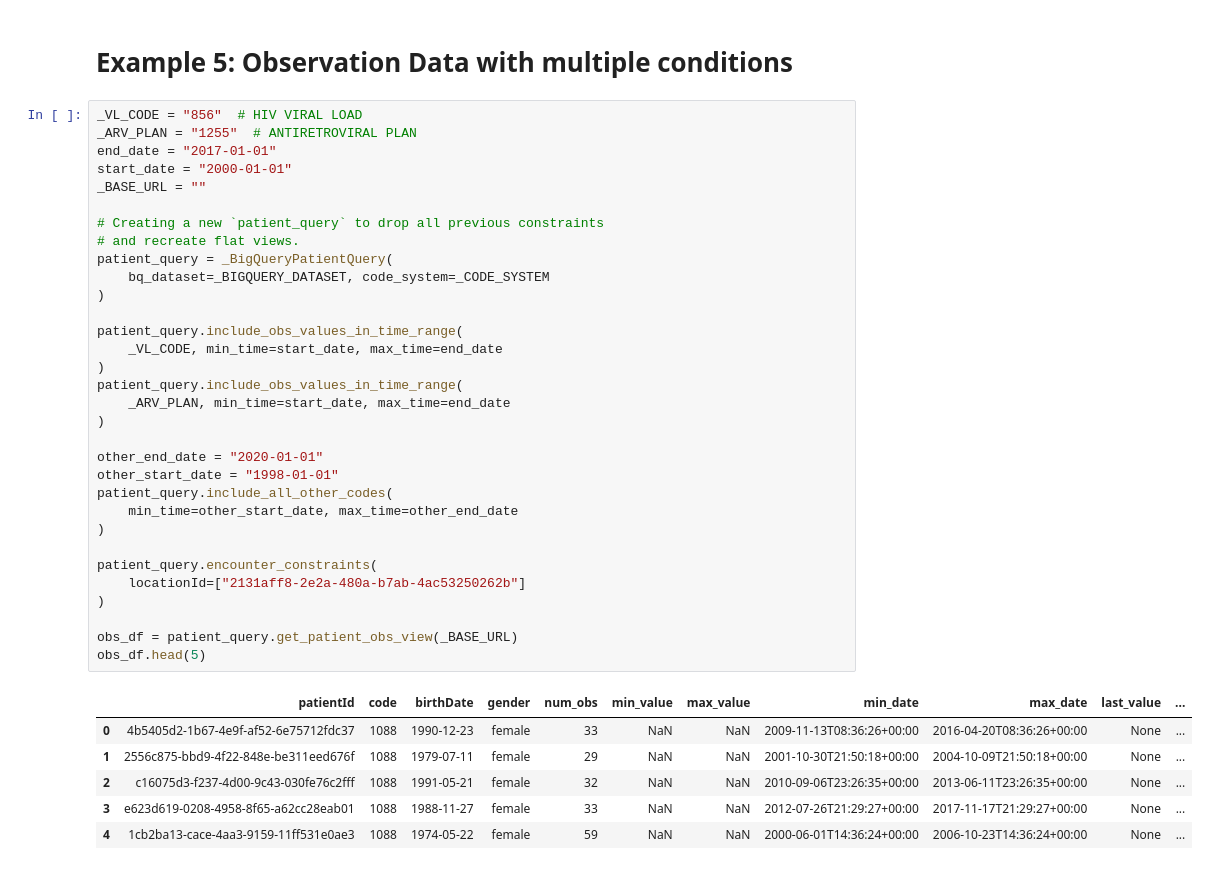
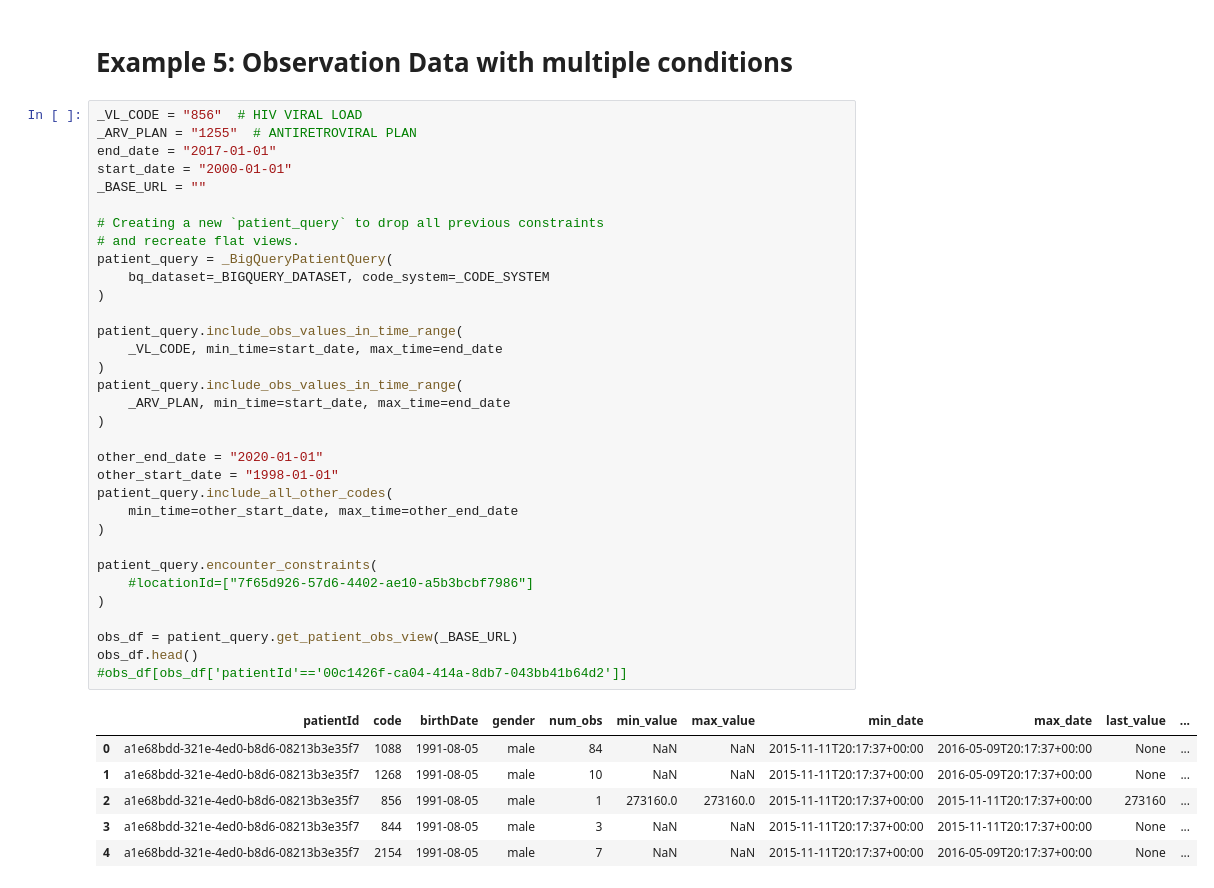
Before and after one commit to google/fhir-data-pipes, a Jupyter notebook: dwh/query_lib_biq_query_examples.ipynb, the cells around one changed output. Cells and saved outputs as stored; diff of their text form.

```diff
--- a/dwh/query_lib_biq_query_examples.ipynb
+++ b/dwh/query_lib_biq_query_examples.ipynb
@@ -114,37 +114,38 @@ _VL_CODE = "856"  # HIV VIRAL LOAD
 _ARV_PLAN = "1255"  # ANTIRETROVIRAL PLAN
 end_date = "2017-01-01"
 start_date = "2000-01-01"
 _BASE_URL = ""
 
 # Creating a new `patient_query` to drop all previous constraints
 # and recreate flat views.
 patient_query = _BigQueryPatientQuery(
     bq_dataset=_BIGQUERY_DATASET, code_system=_CODE_SYSTEM
 )
 
 patient_query.include_obs_values_in_time_range(
     _VL_CODE, min_time=start_date, max_time=end_date
 )
 patient_query.include_obs_values_in_time_range(
     _ARV_PLAN, min_time=start_date, max_time=end_date
 )
 
 other_end_date = "2020-01-01"
 other_start_date = "1998-01-01"
 patient_query.include_all_other_codes(
     min_time=other_start_date, max_time=other_end_date
 )
 
 patient_query.encounter_constraints(
-    locationId=["2131aff8-2e2a-480a-b7ab-4ac53250262b"]
+    #locationId=["7f65d926-57d6-4402-ae10-a5b3bcbf7986"]
 )
 
 obs_df = patient_query.get_patient_obs_view(_BASE_URL)
-obs_df.head(5)
+obs_df.head()
+#obs_df[obs_df['patientId'=='00c1426f-ca04-414a-8db7-043bb41b64d2']]
 # %% [output]
 |  | patientId | code | birthDate | gender | num_obs | min_value | max_value | min_date | max_date | last_value | ... |
-| 0 | 4b5405d2-1b67-4e9f-af52-6e75712fdc37 | 1088 | 1990-12-23 | female | 33 | NaN | NaN | 2009-11-13T08:36:26+00:00 | 2016-04-20T08:36:26+00:00 | None | ... |
-| 1 | 2556c875-bbd9-4f22-848e-be311eed676f | 1088 | 1979-07-11 | female | 29 | NaN | NaN | 2001-10-30T21:50:18+00:00 | 2004-10-09T21:50:18+00:00 | None | ... |
-| 2 | c16075d3-f237-4d00-9c43-030fe76c2fff | 1088 | 1991-05-21 | female | 32 | NaN | NaN | 2010-09-06T23:26:35+00:00 | 2013-06-11T23:26:35+00:00 | None | ... |
-| 3 | e623d619-0208-4958-8f65-a62cc28eab01 | 1088 | 1988-11-27 | female | 33 | NaN | NaN | 2012-07-26T21:29:27+00:00 | 2017-11-17T21:29:27+00:00 | None | ... |
-| 4 | 1cb2ba13-cace-4aa3-9159-11ff531e0ae3 | 1088 | 1974-05-22 | female | 59 | NaN | NaN | 2000-06-01T14:36:24+00:00 | 2006-10-23T14:36:24+00:00 | None | ... |
+| 0 | a1e68bdd-321e-4ed0-b8d6-08213b3e35f7 | 1088 | 1991-08-05 | male | 84 | NaN | NaN | 2015-11-11T20:17:37+00:00 | 2016-05-09T20:17:37+00:00 | None | ... |
+| 1 | a1e68bdd-321e-4ed0-b8d6-08213b3e35f7 | 1268 | 1991-08-05 | male | 10 | NaN | NaN | 2015-11-11T20:17:37+00:00 | 2016-05-09T20:17:37+00:00 | None | ... |
+| 2 | a1e68bdd-321e-4ed0-b8d6-08213b3e35f7 | 856 | 1991-08-05 | male | 1 | 273160.0 | 273160.0 | 2015-11-11T20:17:37+00:00 | 2015-11-11T20:17:37+00:00 | 273160 | ... |
+| 3 | a1e68bdd-321e-4ed0-b8d6-08213b3e35f7 | 844 | 1991-08-05 | male | 3 | NaN | NaN | 2015-11-11T20:17:37+00:00 | 2015-11-11T20:17:37+00:00 | None | ... |
+| 4 | a1e68bdd-321e-4ed0-b8d6-08213b3e35f7 | 2154 | 1991-08-05 | male | 7 | NaN | NaN | 2015-11-11T20:17:37+00:00 | 2016-05-09T20:17:37+00:00 | None | ... |
```
Also changed, not shown: parts of 5 cells of this notebook.
